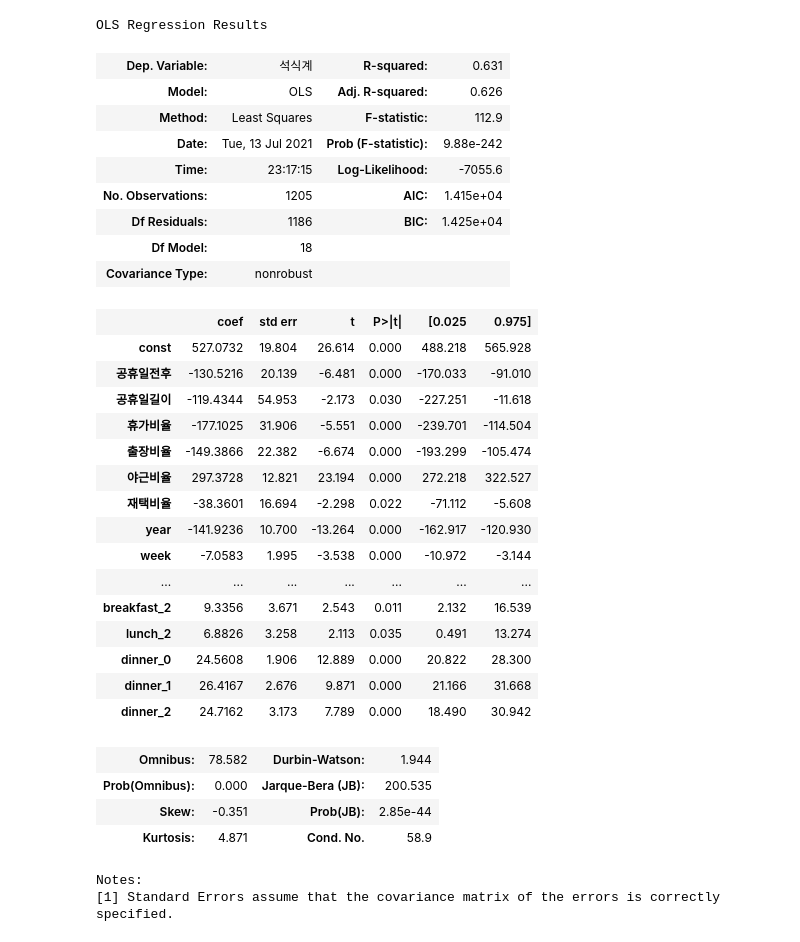
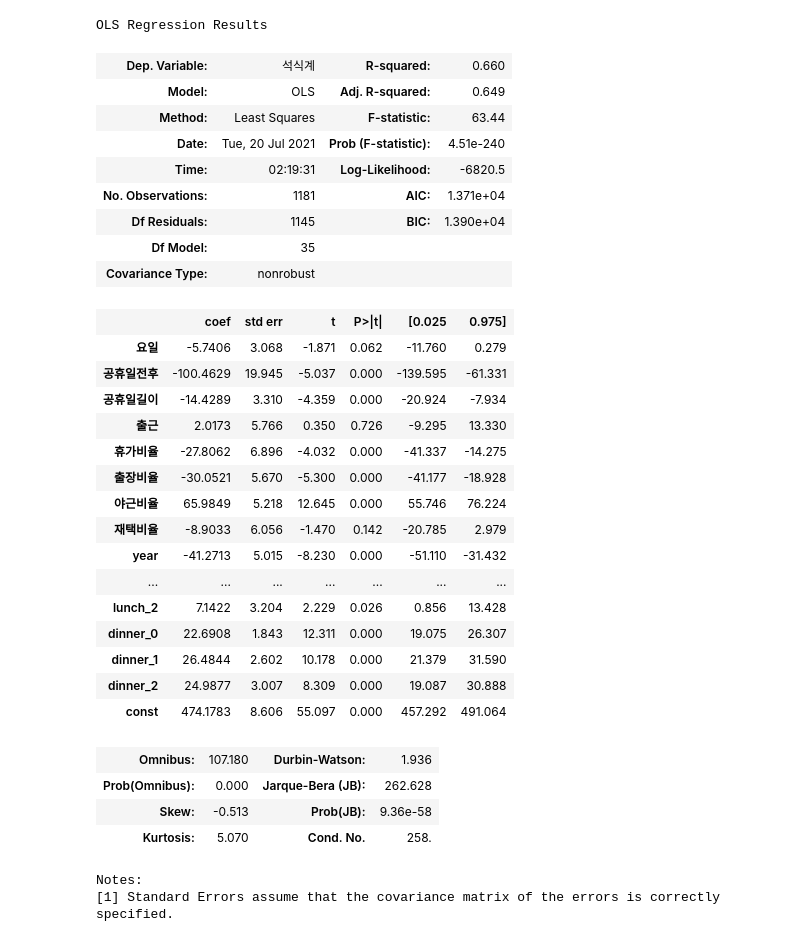
Before and after one commit to hanakim120/LH_food_supply, a Jupyter notebook: statistical_analysis.ipynb, the cells around one changed output. Cells and saved outputs as stored; diff of their text form; code cells hidden in the pictures.

```diff
--- a/statistical_analysis.ipynb
+++ b/statistical_analysis.ipynb
@@ -1,3 +1,6 @@
 # %%
-data = sm.add_constant(pd.read_csv('data.csv', encoding='utf-8'))
+data = pd.read_csv('data.csv', encoding='utf-8')
+data['const'] = 1.
 target = pd.read_csv('target.csv', encoding='utf-8')
+test = pd.read_csv('test.csv', encoding='utf-8')
+test['const'] = 1.
@@ -7,36 +9,37 @@ model = sm.OLS(target.석식계, data.drop(columns=['요일점심평균', '월
 # %%
+model = sm.OLS(target.석식계, data)
 result = model.fit()
 result.summary()
 # %% [output]
 OLS Regression Results
-| Dep. Variable: | 석식계 | R-squared: | 0.631 |
-| Model: | OLS | Adj. R-squared: | 0.626 |
-| Method: | Least Squares | F-statistic: | 112.9 |
-| Date: | Tue, 13 Jul 2021 | Prob (F-statistic): | 9.88e-242 |
-| Time: | 23:17:15 | Log-Likelihood: | -7055.6 |
-| No. Observations: | 1205 | AIC: | 1.415e+04 |
-| Df Residuals: | 1186 | BIC: | 1.425e+04 |
-| Df Model: | 18 |  |  |
+| Dep. Variable: | 석식계 | R-squared: | 0.660 |
+| Model: | OLS | Adj. R-squared: | 0.649 |
+| Method: | Least Squares | F-statistic: | 63.44 |
+| Date: | Tue, 20 Jul 2021 | Prob (F-statistic): | 4.51e-240 |
+| Time: | 02:19:31 | Log-Likelihood: | -6820.5 |
+| No. Observations: | 1181 | AIC: | 1.371e+04 |
+| Df Residuals: | 1145 | BIC: | 1.390e+04 |
+| Df Model: | 35 |  |  |
 | Covariance Type: | nonrobust |  |  |
 |  | coef | std err | t | P>|t| | [0.025 | 0.975] |
-| const | 527.0732 | 19.804 | 26.614 | 0.000 | 488.218 | 565.928 |
-| 공휴일전후 | -130.5216 | 20.139 | -6.481 | 0.000 | -170.033 | -91.010 |
-| 공휴일길이 | -119.4344 | 54.953 | -2.173 | 0.030 | -227.251 | -11.618 |
-| 휴가비율 | -177.1025 | 31.906 | -5.551 | 0.000 | -239.701 | -114.504 |
-| 출장비율 | -149.3866 | 22.382 | -6.674 | 0.000 | -193.299 | -105.474 |
-| 야근비율 | 297.3728 | 12.821 | 23.194 | 0.000 | 272.218 | 322.527 |
-| 재택비율 | -38.3601 | 16.694 | -2.298 | 0.022 | -71.112 | -5.608 |
-| year | -141.9236 | 10.700 | -13.264 | 0.000 | -162.917 | -120.930 |
-| week | -7.0583 | 1.995 | -3.538 | 0.000 | -10.972 | -3.144 |
+| 요일 | -5.7406 | 3.068 | -1.871 | 0.062 | -11.760 | 0.279 |
+| 공휴일전후 | -100.4629 | 19.945 | -5.037 | 0.000 | -139.595 | -61.331 |
+| 공휴일길이 | -14.4289 | 3.310 | -4.359 | 0.000 | -20.924 | -7.934 |
+| 출근 | 2.0173 | 5.766 | 0.350 | 0.726 | -9.295 | 13.330 |
+| 휴가비율 | -27.8062 | 6.896 | -4.032 | 0.000 | -41.337 | -14.275 |
+| 출장비율 | -30.0521 | 5.670 | -5.300 | 0.000 | -41.177 | -18.928 |
+| 야근비율 | 65.9849 | 5.218 | 12.645 | 0.000 | 55.746 | 76.224 |
+| 재택비율 | -8.9033 | 6.056 | -1.470 | 0.142 | -20.785 | 2.979 |
+| year | -41.2713 | 5.015 | -8.230 | 0.000 | -51.110 | -31.432 |
 | ... | ... | ... | ... | ... | ... | ... |
-| breakfast_2 | 9.3356 | 3.671 | 2.543 | 0.011 | 2.132 | 16.539 |
-| lunch_2 | 6.8826 | 3.258 | 2.113 | 0.035 | 0.491 | 13.274 |
-| dinner_0 | 24.5608 | 1.906 | 12.889 | 0.000 | 20.822 | 28.300 |
-| dinner_1 | 26.4167 | 2.676 | 9.871 | 0.000 | 21.166 | 31.668 |
-| dinner_2 | 24.7162 | 3.173 | 7.789 | 0.000 | 18.490 | 30.942 |
+| lunch_2 | 7.1422 | 3.204 | 2.229 | 0.026 | 0.856 | 13.428 |
+| dinner_0 | 22.6908 | 1.843 | 12.311 | 0.000 | 19.075 | 26.307 |
+| dinner_1 | 26.4844 | 2.602 | 10.178 | 0.000 | 21.379 | 31.590 |
+| dinner_2 | 24.9877 | 3.007 | 8.309 | 0.000 | 19.087 | 30.888 |
+| const | 474.1783 | 8.606 | 55.097 | 0.000 | 457.292 | 491.064 |
-| Omnibus: | 78.582 | Durbin-Watson: | 1.944 |
-| Prob(Omnibus): | 0.000 | Jarque-Bera (JB): | 200.535 |
-| Skew: | -0.351 | Prob(JB): | 2.85e-44 |
-| Kurtosis: | 4.871 | Cond. No. | 58.9 |
+| Omnibus: | 107.180 | Durbin-Watson: | 1.936 |
+| Prob(Omnibus): | 0.000 | Jarque-Bera (JB): | 262.628 |
+| Skew: | -0.513 | Prob(JB): | 9.36e-58 |
+| Kurtosis: | 5.070 | Cond. No. | 258. |
 Notes:
 [1] Standard Errors assume that the covariance matrix of the errors is correctly specified.
```
Also changed, not shown: parts of 13 cells of this notebook, 25 other files.
